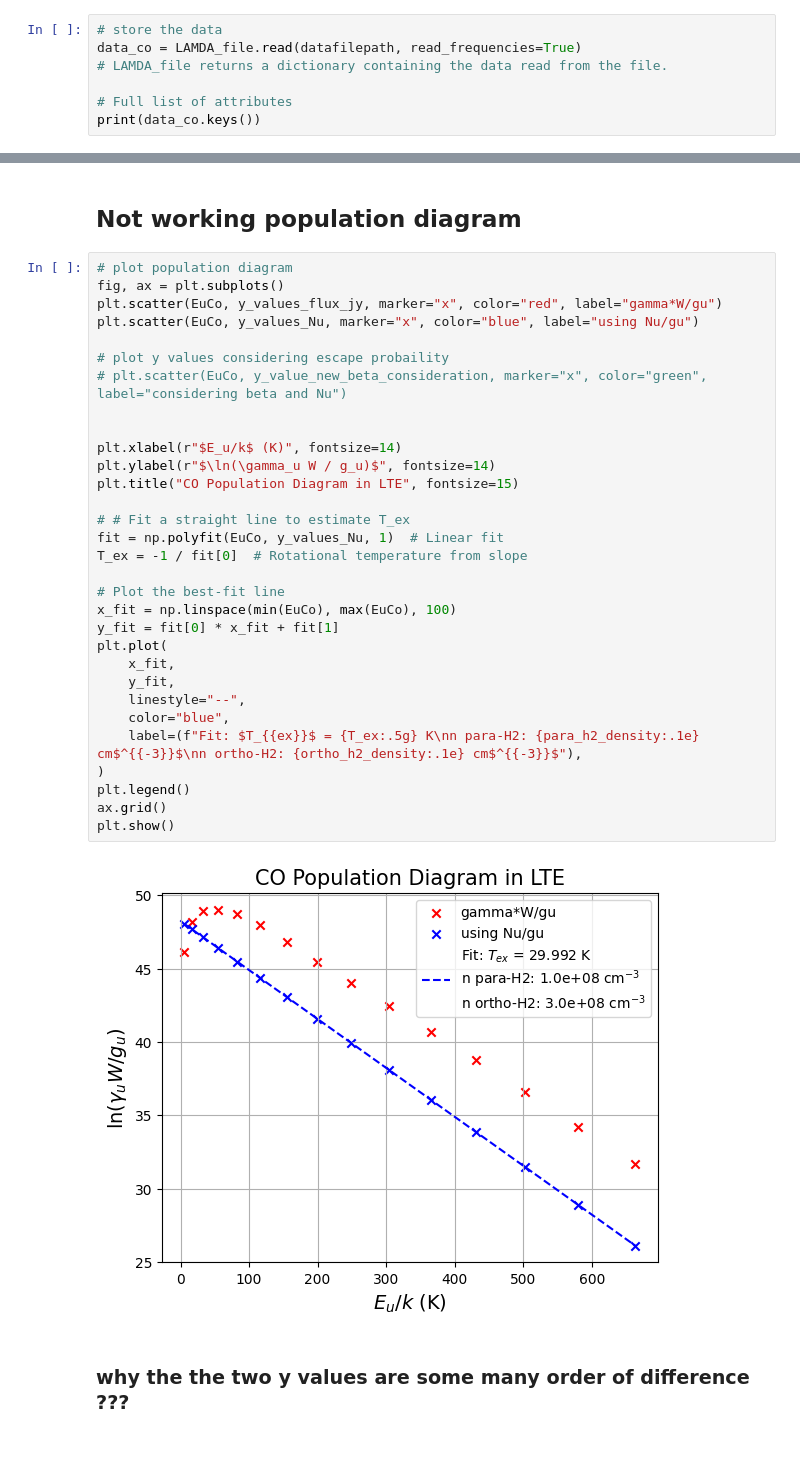
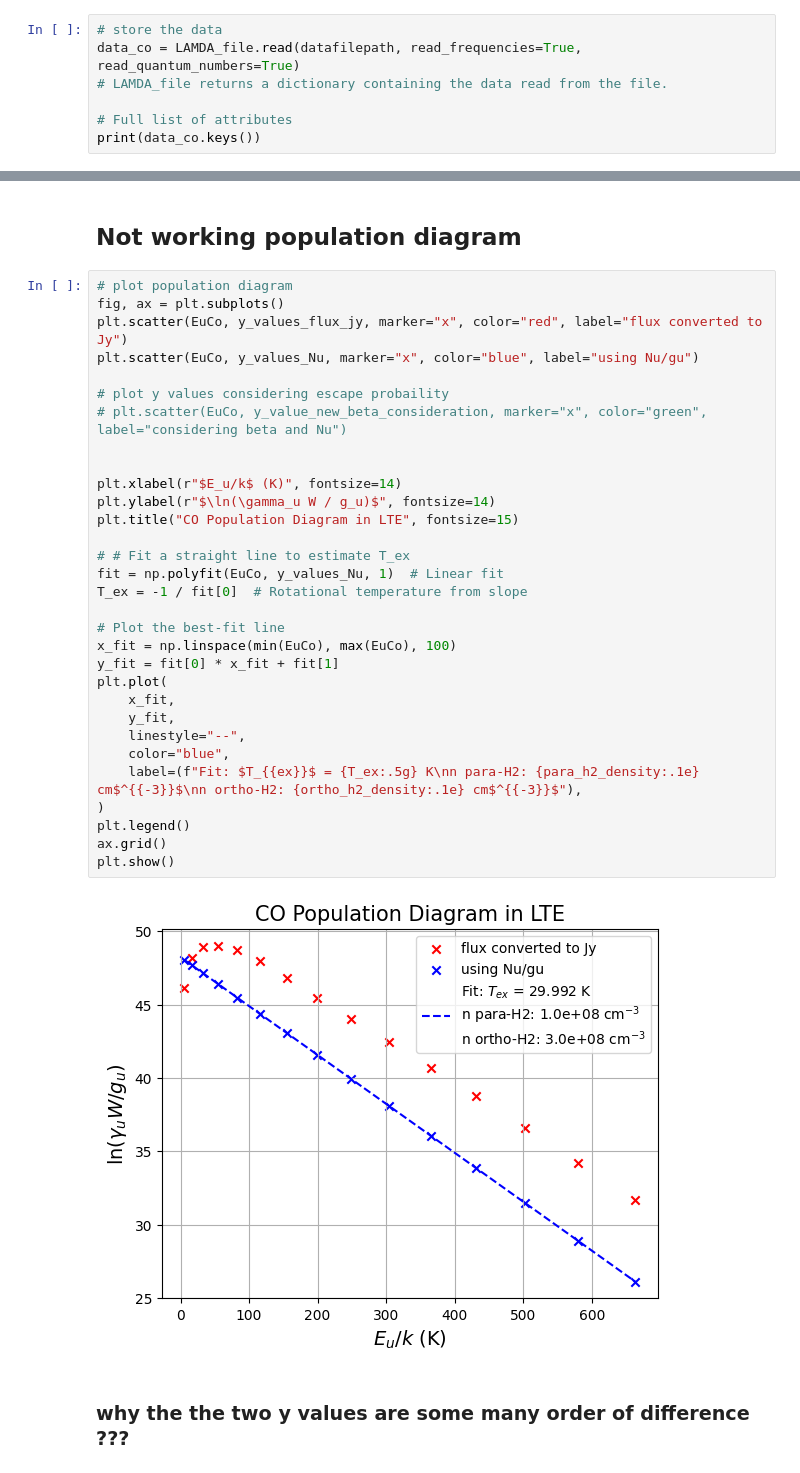
Before and after one commit to aleksej-rodano/phas0052_project, a Jupyter notebook: pythonradex_clean.ipynb, the cells around one changed output, grey strips where cells are left out. Cells and saved outputs as stored; diff of their text form.

```diff
--- a/pythonradex_clean.ipynb
+++ b/pythonradex_clean.ipynb
@@ -372,7 +414,7 @@ class MyClass:
 # Read file from the LAMDA database
 # %%
 # store the data
-data_co = LAMDA_file.read(datafilepath, read_frequencies=True)
+data_co = LAMDA_file.read(datafilepath, read_frequencies=True, read_quantum_numbers=True)
 # LAMDA_file returns a dictionary containing the data read from the file.
 
 # Full list of attributes
@@ -585,36 +627,36 @@ plt.show()
 # %%
 # plot population diagram
 fig, ax = plt.subplots()
-plt.scatter(EuCo, y_values_flux_jy, marker="x", color="red", label="gamma*W/gu")
+plt.scatter(EuCo, y_values_flux_jy, marker="x", color="red", label="flux converted to Jy")
 plt.scatter(EuCo, y_values_Nu, marker="x", color="blue", label="using Nu/gu")
 
 # plot y values considering escape probaility
 # plt.scatter(EuCo, y_value_new_beta_consideration, marker="x", color="green", label="considering beta and Nu")
 
 
 plt.xlabel(r"$E_u/k$ (K)", fontsize=14)
 plt.ylabel(r"$\ln(\gamma_u W / g_u)$", fontsize=14)
 plt.title("CO Population Diagram in LTE", fontsize=15)
 
 # # Fit a straight line to estimate T_ex
 fit = np.polyfit(EuCo, y_values_Nu, 1)  # Linear fit
 T_ex = -1 / fit[0]  # Rotational temperature from slope
 
 # Plot the best-fit line
 x_fit = np.linspace(min(EuCo), max(EuCo), 100)
 y_fit = fit[0] * x_fit + fit[1]
 plt.plot(
     x_fit,
     y_fit,
     linestyle="--",
     color="blue",
     label=(f"Fit: $T_{{ex}}$ = {T_ex:.5g} K\nn para-H2: {para_h2_density:.1e} cm$^{{-3}}$\nn ortho-H2: {ortho_h2_density:.1e} cm$^{{-3}}$"),
 )
 plt.legend()
 ax.grid()
 plt.show()
 # %% [output]
-[figure, old version]
+[figure, new version]
 # %% [markdown]
 ### why the the two y values are some many order of difference ???
 # %% [markdown]
```
Also changed, not shown: parts of 10 cells of this notebook, 1 other file.
